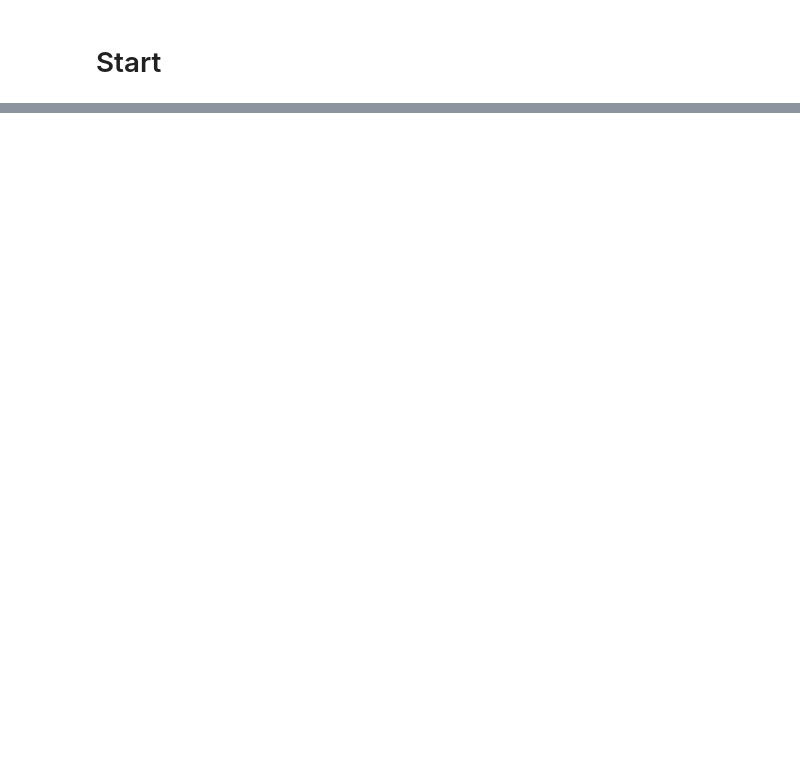
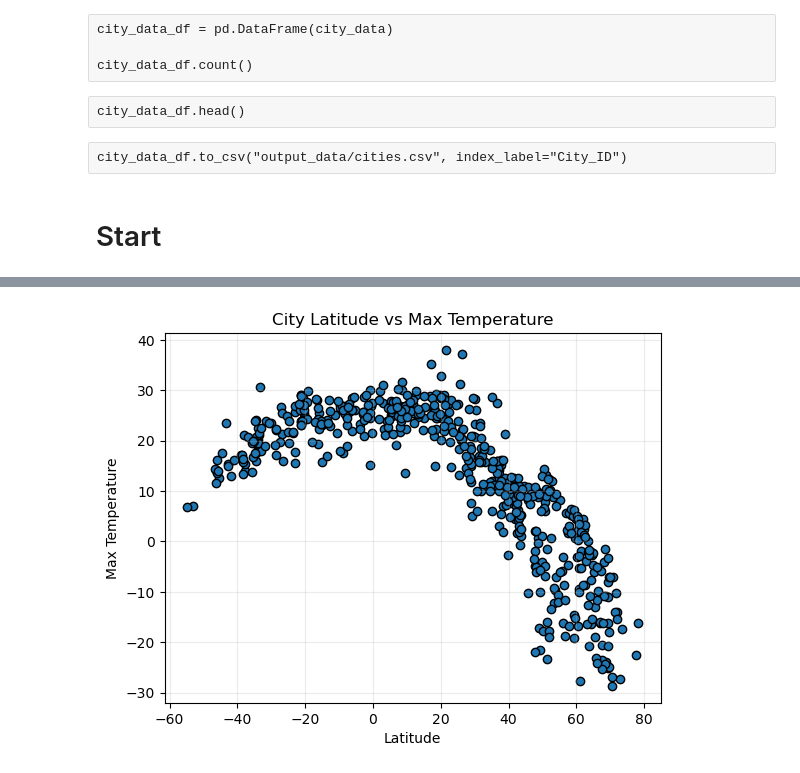
Before and after one commit to StanJohn04/World_Weather_Analysis, a Jupyter notebook: WeatherPy/WeatherPy.ipynb, the cells around one changed output, grey strips where cells are left out. Cells and saved outputs as stored; diff of their text form; code cells hidden in the pictures; blank space fills up the shorter version.

```diff
--- a/WeatherPy/WeatherPy.ipynb
+++ b/WeatherPy/WeatherPy.ipynb
@@ -155,3 +109,11 @@ city_data_df.to_csv("output_data/cities.csv", index_label="City_ID")
+# %% [raw]
+city_data_df = pd.DataFrame(city_data)
+
+city_data_df.count()
+# %% [raw]
+city_data_df.head()
+# %% [raw]
+city_data_df.to_csv("output_data/cities.csv", index_label="City_ID")
 # %% [markdown]
 # Start
 # %%
@@ -170,14 +132,16 @@ city_data_df.head()
 | 4 | new norfolk | -42.7826 | 147.0587 | 15.40 | 52 | 78 | 0.45 | AU | 1679699006 |
 # %%
 # Build scatter plot for latitude vs. temperature
-# YOUR CODE HERE
-
-# Incorporate the other graph properties
-# YOUR CODE HERE
-
+plt.scatter(city_data_df['Lat'], city_data_df['Max Temp'], edgecolor = 'black')
+plt.grid(alpha = 0.25)
+plt.title('City Latitude vs Max Temperature')
+plt.xlabel('Latitude')
+plt.ylabel('Max Temperature')
 # Save the figure
 plt.savefig("output_data/Fig1.png")
 
 # Show plot
 plt.show()
+# %% [output]
+[figure, added]
 # %%
```
Also changed, not shown: parts of 21 cells of this notebook, 4 other files.
